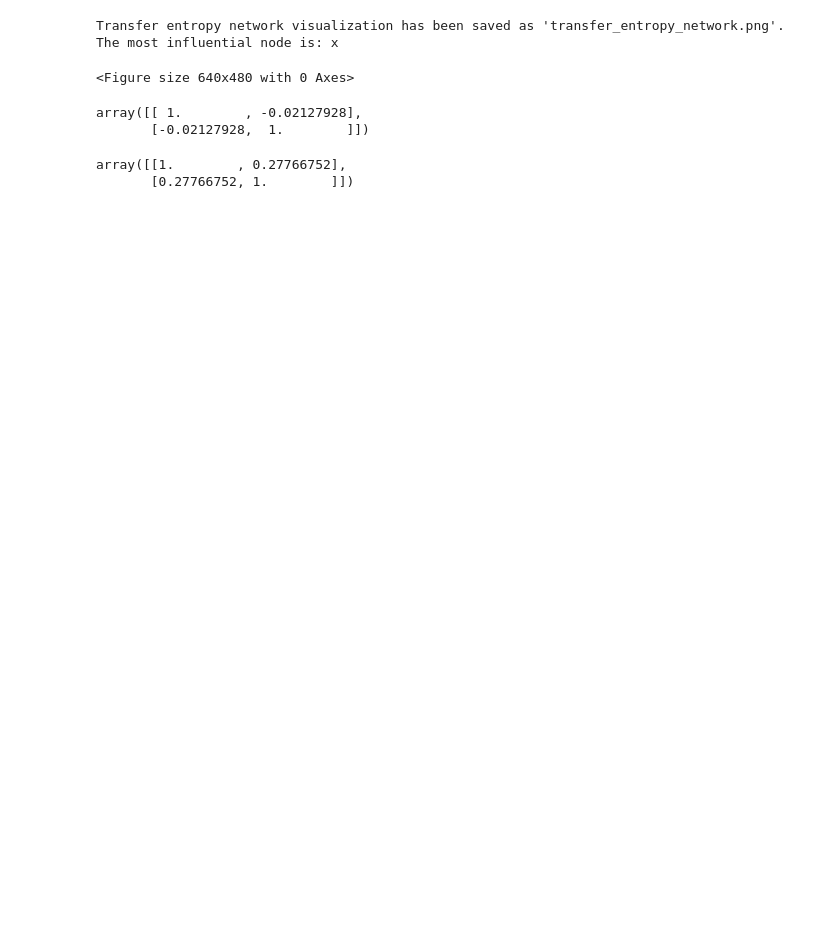
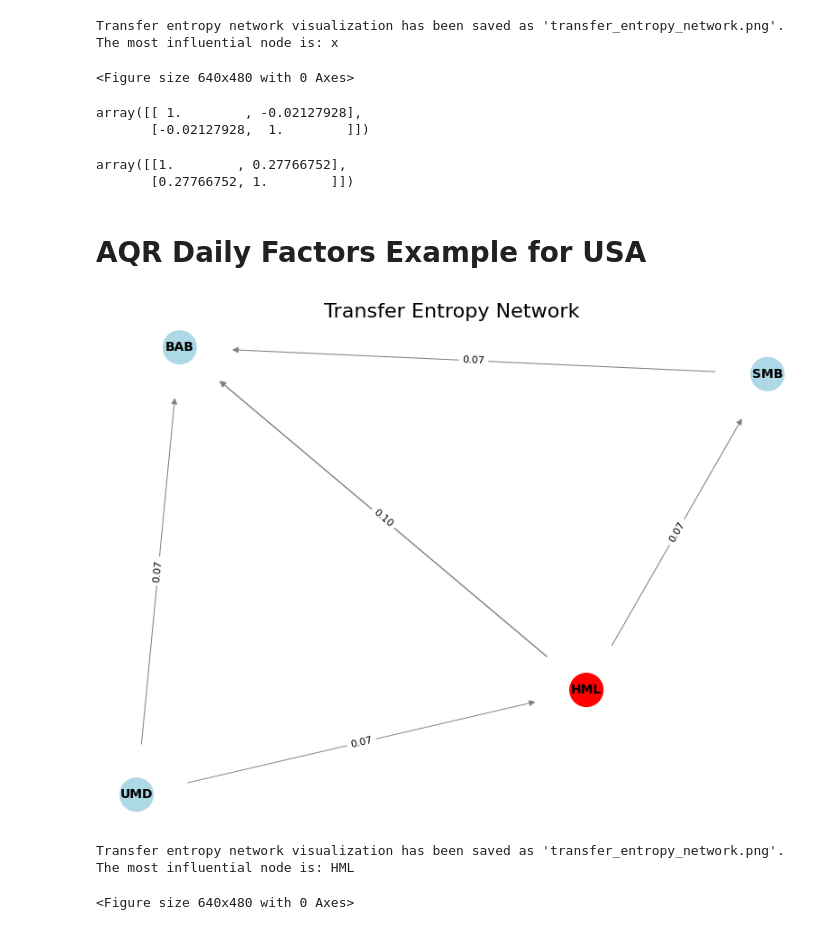
Before and after one commit to vladipako/Transfer_Entropy_Project, a Jupyter notebook: TE_Package.ipynb, the cells around one changed output. Saved outputs shown, nothing was run; the diff lists cells and outputs as text; code cells hidden in the pictures; blank space fills up the shorter version.

```diff
--- a/TE_Package.ipynb
+++ b/TE_Package.ipynb
@@ -812,3 +812,5 @@ np.corrcoef(x_series[:-1], y_series[1:])
 # %% [output]
 array([[1.        , 0.27766752],
        [0.27766752, 1.        ]])
+# %% [markdown]
+# AQR Daily Factors Example for USA
@@ -814,0 +821,38 @@ array([[1.        , 0.27766752],
+# %%
+file_path = "/content/AQR_factors_daily.xlsx"
+sheets = ["BAB Factors", "UMD", "HML Devil", "SMB"]
+country = "USA"
+start_row = 18
+
+data_dict = {}
+
+for sheet in sheets:
+    df = pd.read_excel(file_path, sheet_name=sheet, skiprows=start_row)
+    df = df.set_index(df.columns[0])
+    df.index = pd.to_datetime(df.index)
+    data_dict[sheet] = df[country]
+
+dataframe = pd.DataFrame(data_dict).dropna()
+dataframe.index.name = None
+dataframe.columns = ['BAB','UMD','HML','SMB']
+dataframe = dataframe.resample('ME').sum()
+# dataframe.to_csv("aqr_daily_factors.csv")
+# %%
+# Initialize network analyzer
+te_network = TransferEntropyNetwork(
+    df=dataframe,
+    mode='individual',
+    lag=1,
+    shuffle=True,
+    n_shuffles=300
+)
+
+# Calculate and visualize
+te_network.calculate_te_frame()  # Get detailed results
+te_network.generate_matrix()     # Get matrix representation
+te_network.plot_network()        # Visualize network
+# %% [output]
+[figure, added]
+Transfer entropy network visualization has been saved as 'transfer_entropy_network.png'.
+The most influential node is: HML
+<Figure size 640x480 with 0 Axes>
```
Also changed, not shown: parts of 4 cells of this notebook.
